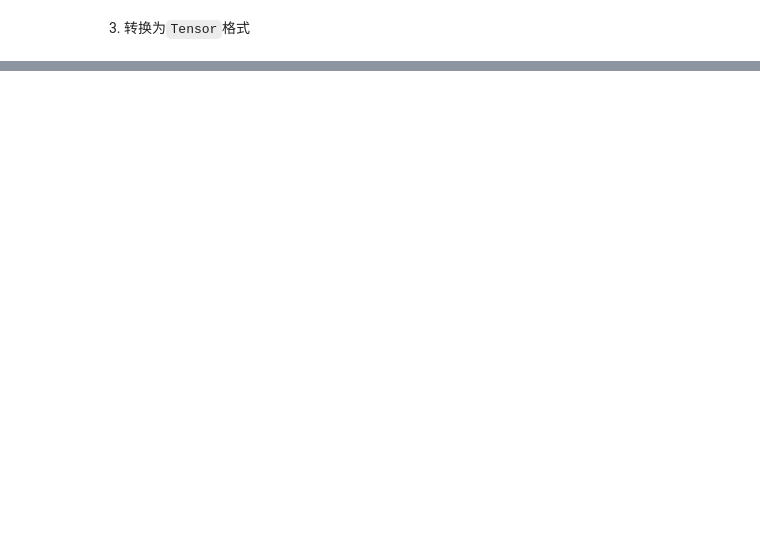
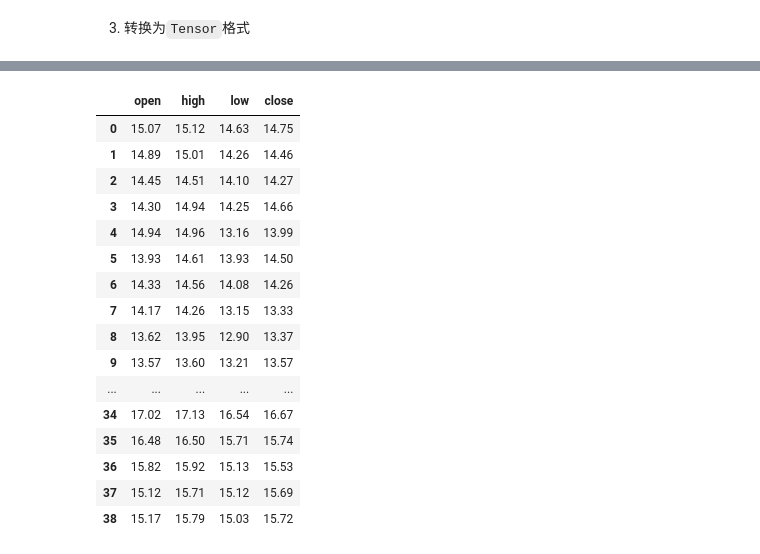
Before and after one commit to RenGeJiaYou/D2L_learning, a Jupyter notebook: 1.Preliminaries/2.Data Preprocessing.ipynb, the cells around one changed output, grey strips where cells are left out. Saved outputs shown, nothing was run; the diff lists cells and outputs as text; code cells hidden in the pictures; blank space fills up the shorter version.

```diff
--- a/1.Preliminaries/2.Data Preprocessing.ipynb
+++ b/1.Preliminaries/2.Data Preprocessing.ipynb
@@ -61,0 +81,8 @@ print(inputs)
+# %%
+# 1.删除缺失值最多的列。
+# (1) 导入 DataFrame
+# (2) 遍历列，记录当前最多 NA 值的列名（或列序号）
+# (3) 按照列名（或列序号）删除该列
+data_with_na = os.path.join("..", "data", "2.2.5 Exercises.csv")
+data = pd.read_csv(data_with_na, sep='\t')
+data
@@ -61,0 +112,6 @@ print(inputs)
+# %%
+count = data.shape[0]  # 每列最多 shape[0] 个元素。求最小值前初始值设为最大
+for col in data.columns:
+    if (data[col].count() < count):
+        count = data[col].count()#%% md
+## 二、数据预处理
@@ -61,0 +196,29 @@ print(inputs)
+# %%
+count = data.shape[0]  # 每列最多 shape[0] 个元素。求最小值前初始值设为最大
+cur_loc_name = ""
+for col in data.columns:
+    if data[col].count() < count:
+        count = data[col].count()
+        cur_loc_name = col
+
+res = data.drop(columns=[cur_loc_name])   # drop() 是拷贝修改后的新值
+res = res.iloc[:,2:6]
+res
+# %% [output]
+|  | open | high | low | close |
+| 0 | 15.07 | 15.12 | 14.63 | 14.75 |
+| 1 | 14.89 | 15.01 | 14.26 | 14.46 |
+| 2 | 14.45 | 14.51 | 14.10 | 14.27 |
+| 3 | 14.30 | 14.94 | 14.25 | 14.66 |
+| 4 | 14.94 | 14.96 | 13.16 | 13.99 |
+| 5 | 13.93 | 14.61 | 13.93 | 14.50 |
+| 6 | 14.33 | 14.56 | 14.08 | 14.26 |
+| 7 | 14.17 | 14.26 | 13.15 | 13.33 |
+| 8 | 13.62 | 13.95 | 12.90 | 13.37 |
+| 9 | 13.57 | 13.60 | 13.21 | 13.57 |
+| ... | ... | ... | ... | ... |
+| 34 | 17.02 | 17.13 | 16.54 | 16.67 |
+| 35 | 16.48 | 16.50 | 15.71 | 15.74 |
+| 36 | 15.82 | 15.92 | 15.13 | 15.53 |
+| 37 | 15.12 | 15.71 | 15.12 | 15.69 |
+| 38 | 15.17 | 15.79 | 15.03 | 15.72 |
```
Also changed, not shown: parts of 21 cells of this notebook, 38 other files.
